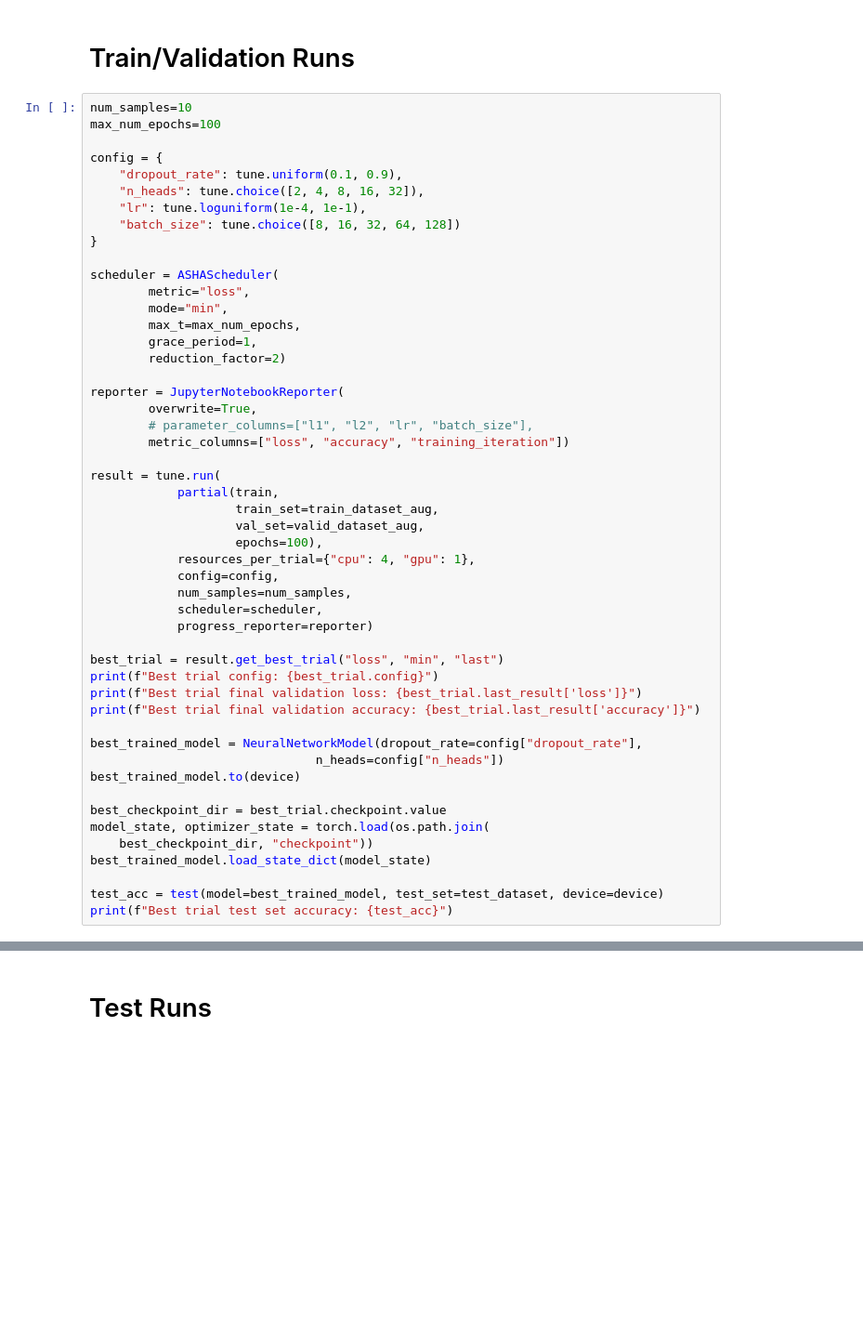
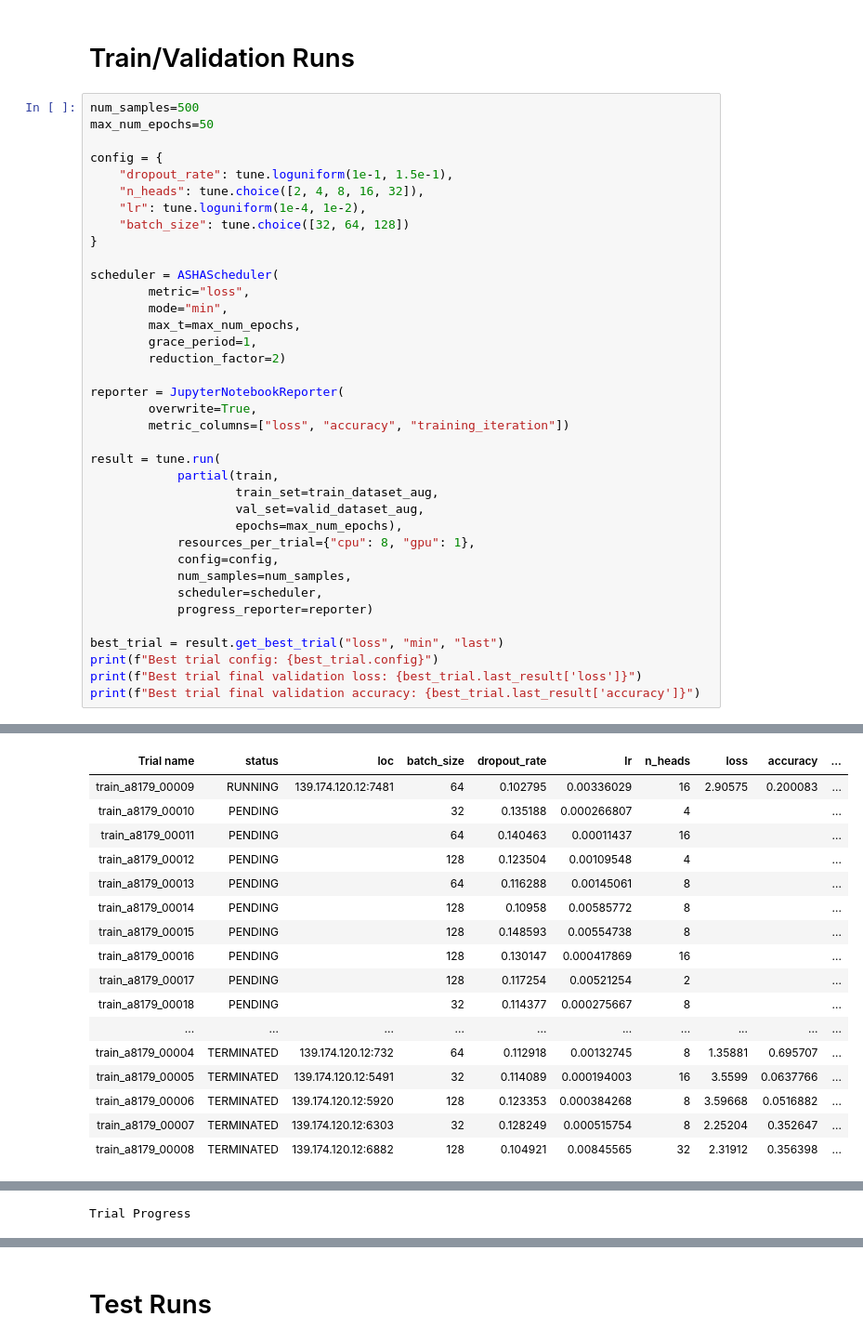
Before and after one commit to Ben1Mo/Transformer-Encoder-Based-Arabic-Speech-Recognition, a Jupyter notebook: AudioSpectogram.ipynb, the cells around one changed output, grey strips where cells are left out. Shown at 93% size. Saved outputs shown, nothing was run; the diff lists cells and outputs as text; blank space fills up the shorter version.

```diff
--- a/AudioSpectogram.ipynb
+++ b/AudioSpectogram.ipynb
@@ -643,14 +663,14 @@ def test(model, test_set, device):
 # %% [markdown]
 # Train/Validation Runs
 # %%
-num_samples=10
-max_num_epochs=100
+num_samples=500
+max_num_epochs=50
 
 config = {
-    "dropout_rate": tune.uniform(0.1, 0.9),
+    "dropout_rate": tune.loguniform(1e-1, 1.5e-1),
     "n_heads": tune.choice([2, 4, 8, 16, 32]),
-    "lr": tune.loguniform(1e-4, 1e-1),
-    "batch_size": tune.choice([8, 16, 32, 64, 128])
+    "lr": tune.loguniform(1e-4, 1e-2),
+    "batch_size": tune.choice([32, 64, 128])
 }
 
 scheduler = ASHAScheduler(
@@ -662,15 +682,14 @@ scheduler = ASHAScheduler(
 
 reporter = JupyterNotebookReporter(
         overwrite=True,
-        # parameter_columns=["l1", "l2", "lr", "batch_size"],
         metric_columns=["loss", "accuracy", "training_iteration"])
 
 result = tune.run(
             partial(train,
                     train_set=train_dataset_aug,
                     val_set=valid_dataset_aug,
-                    epochs=100),
-            resources_per_trial={"cpu": 4, "gpu": 1},
+                    epochs=max_num_epochs),
+            resources_per_trial={"cpu": 8, "gpu": 1},
             config=config,
             num_samples=num_samples,
             scheduler=scheduler,
@@ -680,15 +699,4 @@ best_trial = result.get_best_trial("loss", "min", "last")
 print(f"Best trial config: {best_trial.config}")
 print(f"Best trial final validation loss: {best_trial.last_result['loss']}")
 print(f"Best trial final validation accuracy: {best_trial.last_result['accuracy']}")
-
-best_trained_model = NeuralNetworkModel(dropout_rate=config["dropout_rate"],
-                               n_heads=config["n_heads"])
-best_trained_model.to(device)
-
-best_checkpoint_dir = best_trial.checkpoint.value
-model_state, optimizer_state = torch.load(os.path.join(
-    best_checkpoint_dir, "checkpoint"))
-best_trained_model.load_state_dict(model_state)
-
-test_acc = test(model=best_trained_model, test_set=test_dataset, device=device)
-print(f"Best trial test set accuracy: {test_acc}")
+# %% [output]
@@ -694,0 +714,17 @@ print(f"Best trial test set accuracy: {test_acc}")
+| Trial name | status | loc | batch_size | dropout_rate | lr | n_heads | loss | accuracy | ... |
+| train_a8179_00009 | RUNNING | 139.174.120.12:7481 | 64 | 0.102795 | 0.00336029 | 16 | 2.90575 | 0.200083 | ... |
+| train_a8179_00010 | PENDING |  | 32 | 0.135188 | 0.000266807 | 4 |  |  | ... |
+| train_a8179_00011 | PENDING |  | 64 | 0.140463 | 0.00011437 | 16 |  |  | ... |
+| train_a8179_00012 | PENDING |  | 128 | 0.123504 | 0.00109548 | 4 |  |  | ... |
+| train_a8179_00013 | PENDING |  | 64 | 0.116288 | 0.00145061 | 8 |  |  | ... |
+| train_a8179_00014 | PENDING |  | 128 | 0.10958 | 0.00585772 | 8 |  |  | ... |
+| train_a8179_00015 | PENDING |  | 128 | 0.148593 | 0.00554738 | 8 |  |  | ... |
+| train_a8179_00016 | PENDING |  | 128 | 0.130147 | 0.000417869 | 16 |  |  | ... |
+| train_a8179_00017 | PENDING |  | 128 | 0.117254 | 0.00521254 | 2 |  |  | ... |
+| train_a8179_00018 | PENDING |  | 32 | 0.114377 | 0.000275667 | 8 |  |  | ... |
+| ... | ... | ... | ... | ... | ... | ... | ... | ... | ... |
+| train_a8179_00004 | TERMINATED | 139.174.120.12:732 | 64 | 0.112918 | 0.00132745 | 8 | 1.35881 | 0.695707 | ... |
+| train_a8179_00005 | TERMINATED | 139.174.120.12:5491 | 32 | 0.114089 | 0.000194003 | 16 | 3.5599 | 0.0637766 | ... |
+| train_a8179_00006 | TERMINATED | 139.174.120.12:5920 | 128 | 0.123353 | 0.000384268 | 8 | 3.59668 | 0.0516882 | ... |
+| train_a8179_00007 | TERMINATED | 139.174.120.12:6303 | 32 | 0.128249 | 0.000515754 | 8 | 2.25204 | 0.352647 | ... |
+| train_a8179_00008 | TERMINATED | 139.174.120.12:6882 | 128 | 0.104921 | 0.00845565 | 32 | 2.31912 | 0.356398 | ... |
@@ -694,0 +732 @@ print(f"Best trial test set accuracy: {test_acc}")
+Trial Progress
```
Also changed, not shown: parts of 10 cells of this notebook.
